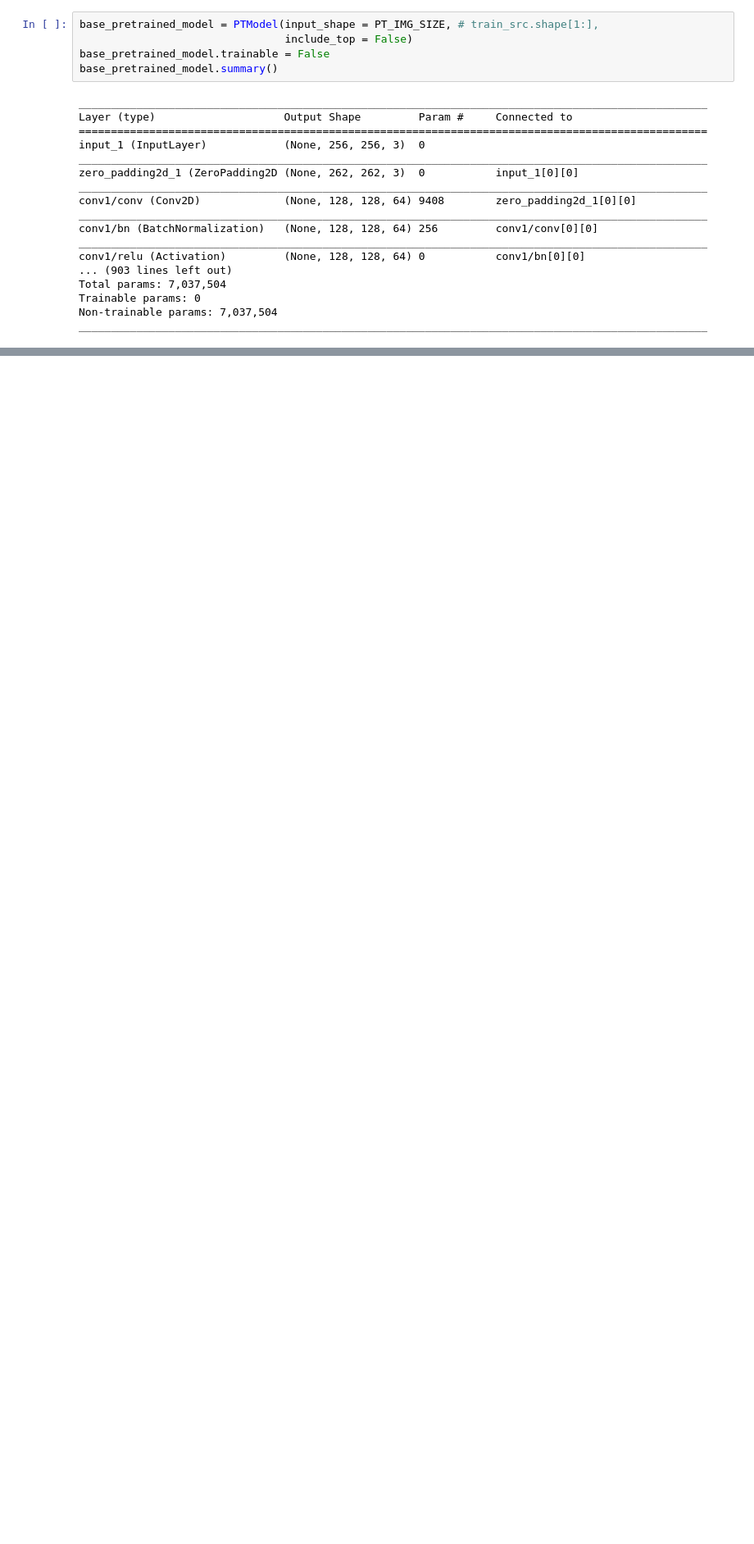
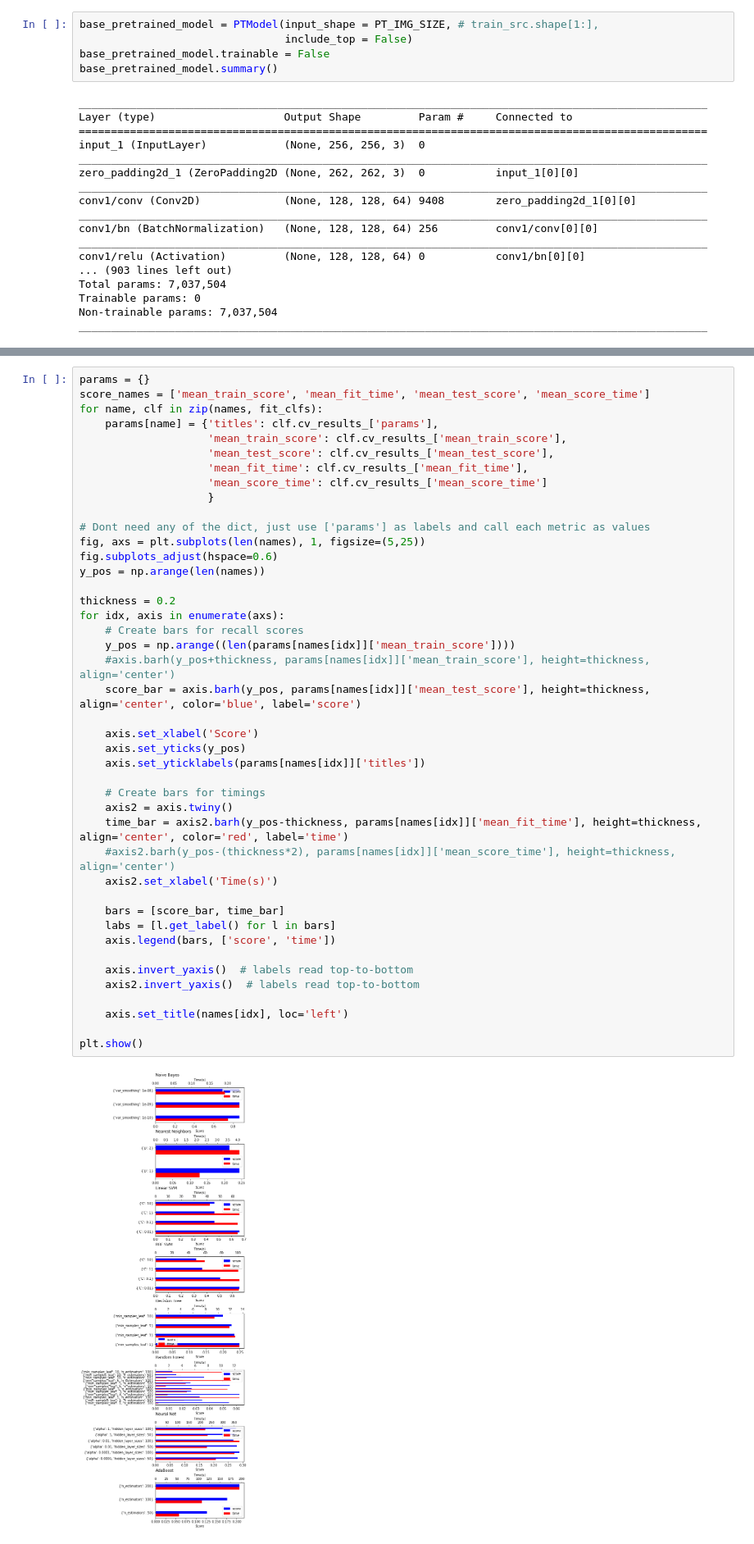
Before and after one commit to jsreid13/syde677-project, a Jupyter notebook: scripts/densenet_svm_split.ipynb, the cells around one changed output, grey strips where cells are left out. Shown at 82% size. Cells and saved outputs as stored; diff of their text form; blank space fills up the shorter version.

```diff
--- a/scripts/densenet_svm_split.ipynb
+++ b/scripts/densenet_svm_split.ipynb
@@ -525,0 +592,45 @@ print(draw_predicted_boxes(svm_clf, show=True))
+# %%
+params = {}
+score_names = ['mean_train_score', 'mean_fit_time', 'mean_test_score', 'mean_score_time']
+for name, clf in zip(names, fit_clfs):
+    params[name] = {'titles': clf.cv_results_['params'],
+                    'mean_train_score': clf.cv_results_['mean_train_score'],
+                    'mean_test_score': clf.cv_results_['mean_test_score'],
+                    'mean_fit_time': clf.cv_results_['mean_fit_time'],
+                    'mean_score_time': clf.cv_results_['mean_score_time']
+                    }
+
+# Dont need any of the dict, just use ['params'] as labels and call each metric as values
+fig, axs = plt.subplots(len(names), 1, figsize=(5,25))
+fig.subplots_adjust(hspace=0.6)
+y_pos = np.arange(len(names))
+
+thickness = 0.2
+for idx, axis in enumerate(axs):
+    # Create bars for recall scores
+    y_pos = np.arange((len(params[names[idx]]['mean_train_score'])))
+    #axis.barh(y_pos+thickness, params[names[idx]]['mean_train_score'], height=thickness, align='center')
+    score_bar = axis.barh(y_pos, params[names[idx]]['mean_test_score'], height=thickness, align='center', color='blue', label='score')
+
+    axis.set_xlabel('Score')
+    axis.set_yticks(y_pos)
+    axis.set_yticklabels(params[names[idx]]['titles'])
+
+    # Create bars for timings
+    axis2 = axis.twiny()
+    time_bar = axis2.barh(y_pos-thickness, params[names[idx]]['mean_fit_time'], height=thickness, align='center', color='red', label='time')
+    #axis2.barh(y_pos-(thickness*2), params[names[idx]]['mean_score_time'], height=thickness, align='center')
+    axis2.set_xlabel('Time(s)')
+
+    bars = [score_bar, time_bar]
+    labs = [l.get_label() for l in bars]
+    axis.legend(bars, ['score', 'time'])
+
+    axis.invert_yaxis()  # labels read top-to-bottom
+    axis2.invert_yaxis()  # labels read top-to-bottom
+
+    axis.set_title(names[idx], loc='left')
+
+plt.show()
+# %% [output]
+[figure, added]
```
Also changed, not shown: parts of 10 cells of this notebook.
